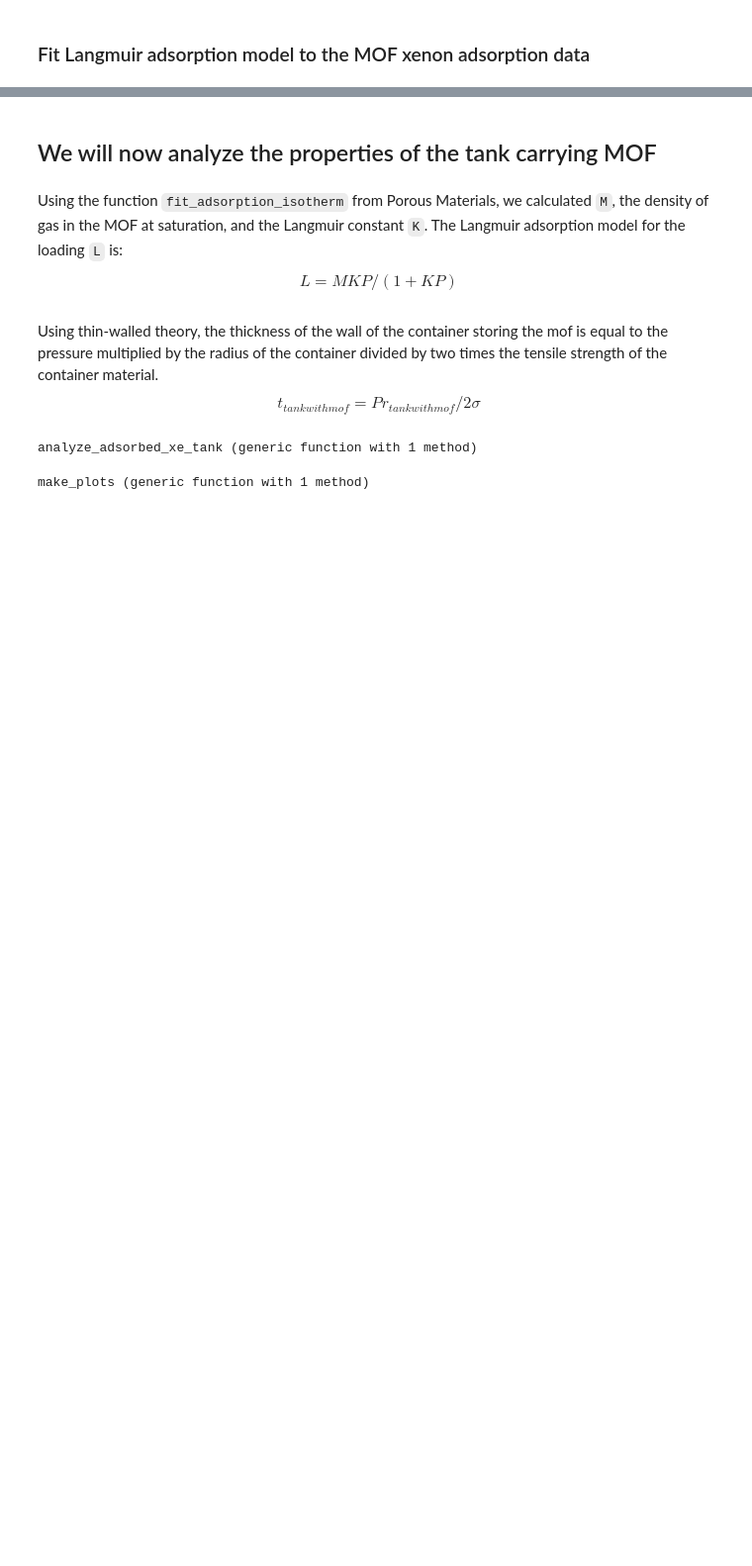
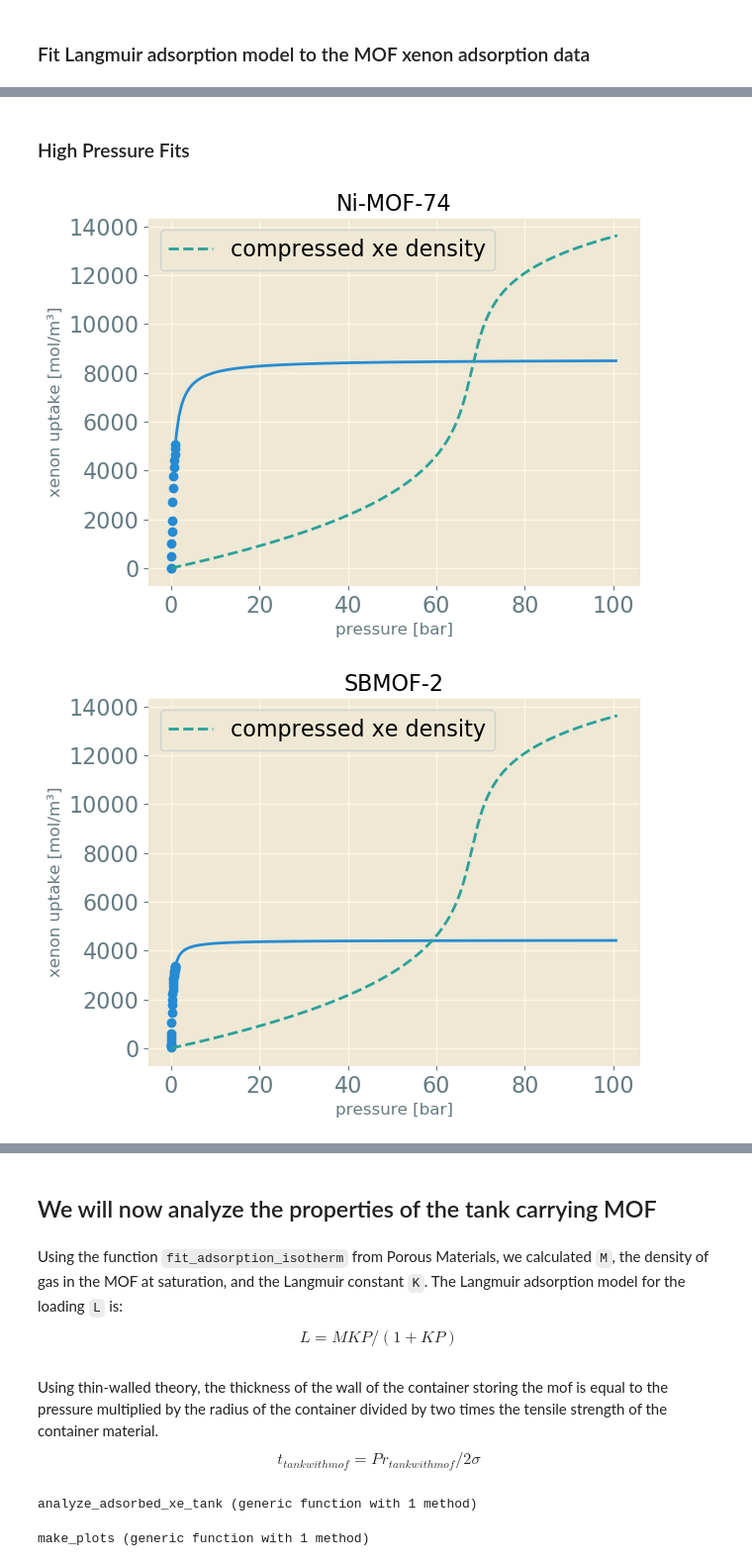
Before and after one commit to SimonEnsemble/PropellantStorage, a Jupyter notebook: Xe_Propellant_Storage.ipynb, the cells around one changed output, grey strips where cells are left out. Shown at 99% size. Drawn from its saved outputs; the diff is of its cells as text; code cells hidden in the pictures; blank space fills up the shorter version.

```diff
--- a/Xe_Propellant_Storage.ipynb
+++ b/Xe_Propellant_Storage.ipynb
@@ -402,0 +438,9 @@ end
+# %% [markdown]
+### High Pressure Fits
+# %%
+for mof in keys(xe_isotherms)
+    plot_mof_data_and_langmuir_fit(df_xe_data, mof, 100.0)
+end
+# %% [output]
+[figure, added]
+[figure, added]
```
Also changed, not shown: parts of 15 cells of this notebook, 2 other files.
